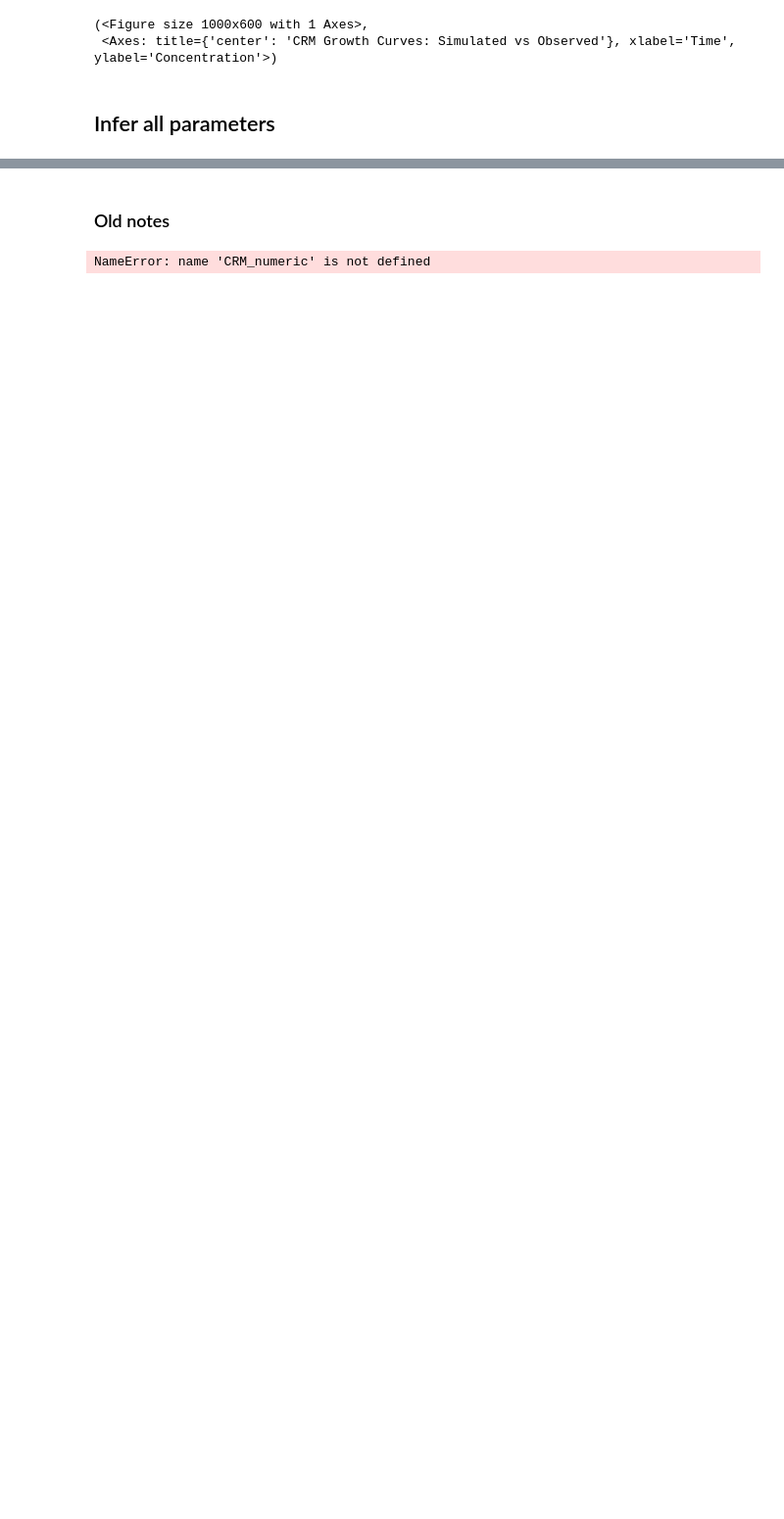
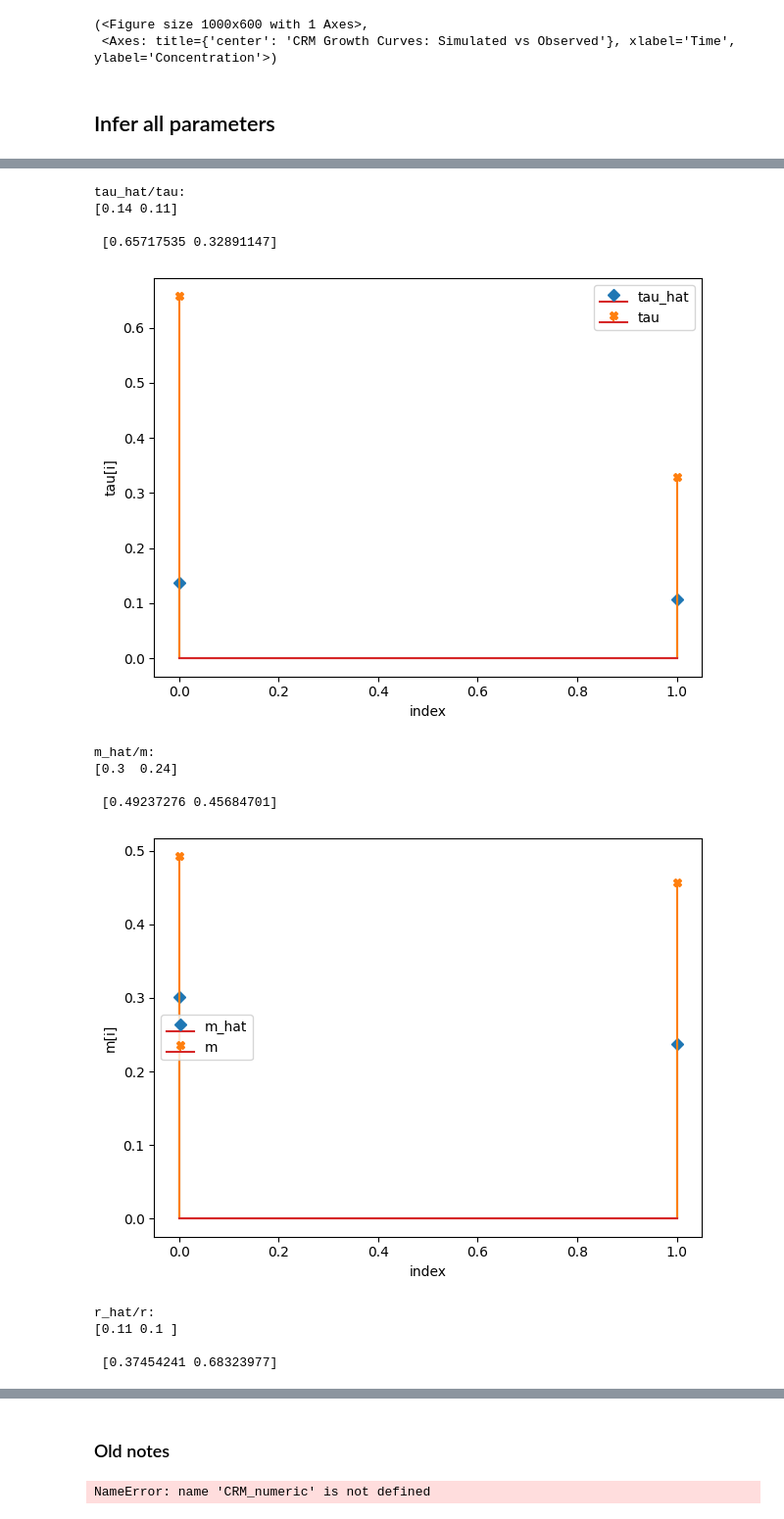
Before and after one commit to ucl-cssb/MIMIC, a Jupyter notebook: examples/CRM/examples-bayes-CRM.ipynb, the cells around one changed output, grey strips where cells are left out. Shown at 98% size. Drawn from its saved outputs; the diff is of its cells as text; code cells hidden in the pictures; blank space fills up the shorter version.

```diff
--- a/examples/CRM/examples-bayes-CRM.ipynb
+++ b/examples/CRM/examples-bayes-CRM.ipynb
@@ -269,36 +347,49 @@ az.to_netcdf(idata, 'model_posterior.nc')
 # %%
+
+init_species = 10 * np.ones(num_species+num_resources)
 
 # # compare fitted with simulated parameters
 tau_h = np.median(idata.posterior["tau_hat"].values, axis=(0,1) ).reshape(-1)
 m_h = np.median(idata.posterior["m_hat"].values, axis=(0,1) ).reshape(-1)
 r_h = np.median(idata.posterior["r_hat"].values, axis=(0,1) ).reshape(-1)
 w_h = np.median(idata.posterior["w_hat"].values, axis=(0,1) ).reshape(-1)
 K_h = np.median(idata.posterior["K_hat"].values, axis=(0,1) ).reshape(-1)
 c_h = np.median(idata.posterior["c_hat"].values, axis=(0,1) )
 
 
 compare_params(tau=(tau, tau_h), m=(m, m_h), r=(r, r_h), w=(w, w_h), K=(K, K_h) , c=(c, c_h))
 
 predictor = sim_CRM()
 
 predictor.set_parameters(num_species = num_species,
                          num_resources = num_resources,
                          tau = tau_h,
                          w = w_h,
                          c = c_h,
                          m = m_h,
                          r = r_h,
                          K = K_h)
 
 predictor.print_parameters()
 
 observed_species, observed_resources = predictor.simulate(times, init_species)
 observed_data = np.hstack((observed_species, observed_resources))
 
 # plot simulated species and resouce dynamics
 
-plot_CRM(observed_species, observed_resources, times)
-
-# predictor = sim_CRM(num_species=num_species, num_resources=num_resources, tau=tau_h, m=m_h, r=r_h, w=w_h, K=K_h, c=c_h.T)
-# yobs_h, _, _, _, _ = predictor.simulate(times=times, sy0=yobs[0])
-# plot_fit_gLV(yobs, yobs_h, times)
+plot_CRM(observed_species, observed_resources, times, 'data-s2-r2.csv')
+# %% [output]
+tau_hat/tau:
+[0.14 0.11]
+
+ [0.65717535 0.32891147]
+[figure, added]
+m_hat/m:
+[0.3  0.24]
+
+ [0.49237276 0.45684701]
+[figure, added]
+r_hat/r:
+[0.11 0.1 ]
+
+ [0.37454241 0.68323977]
```
Also changed, not shown: parts of 7 cells of this notebook, 3 other files.
